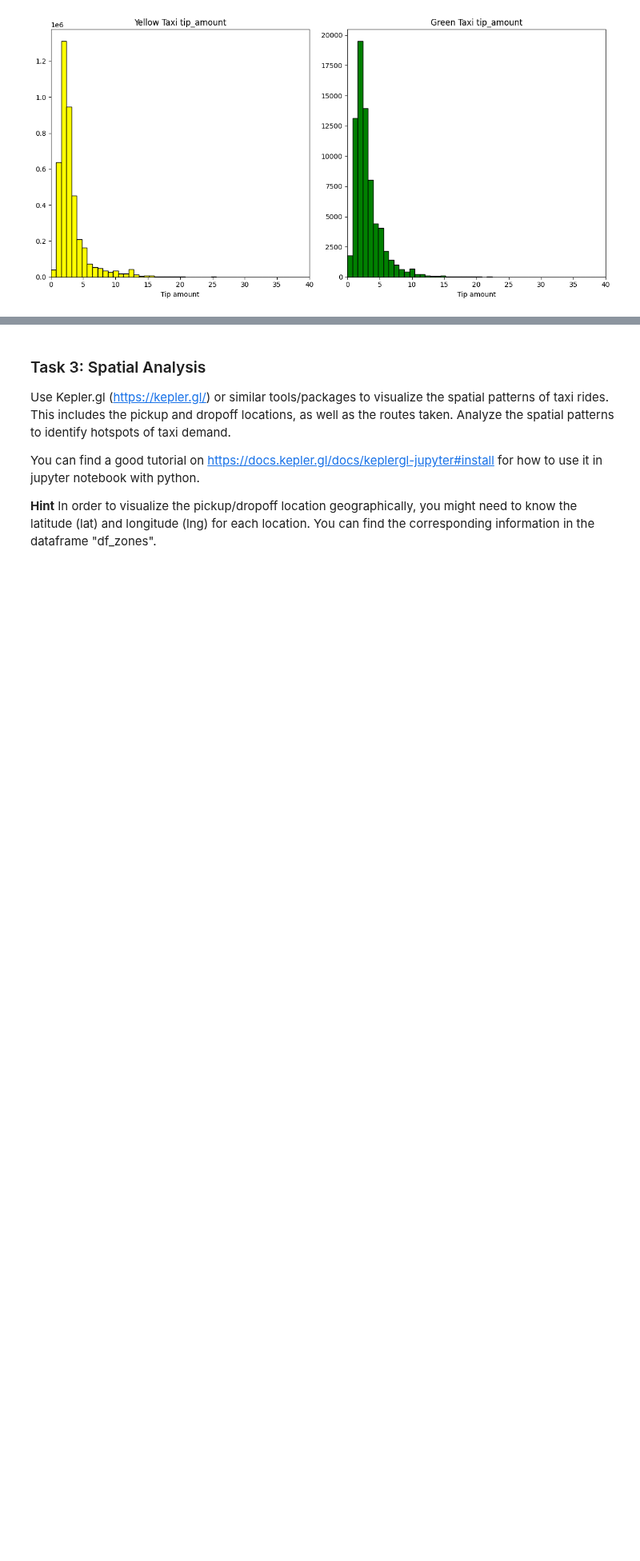
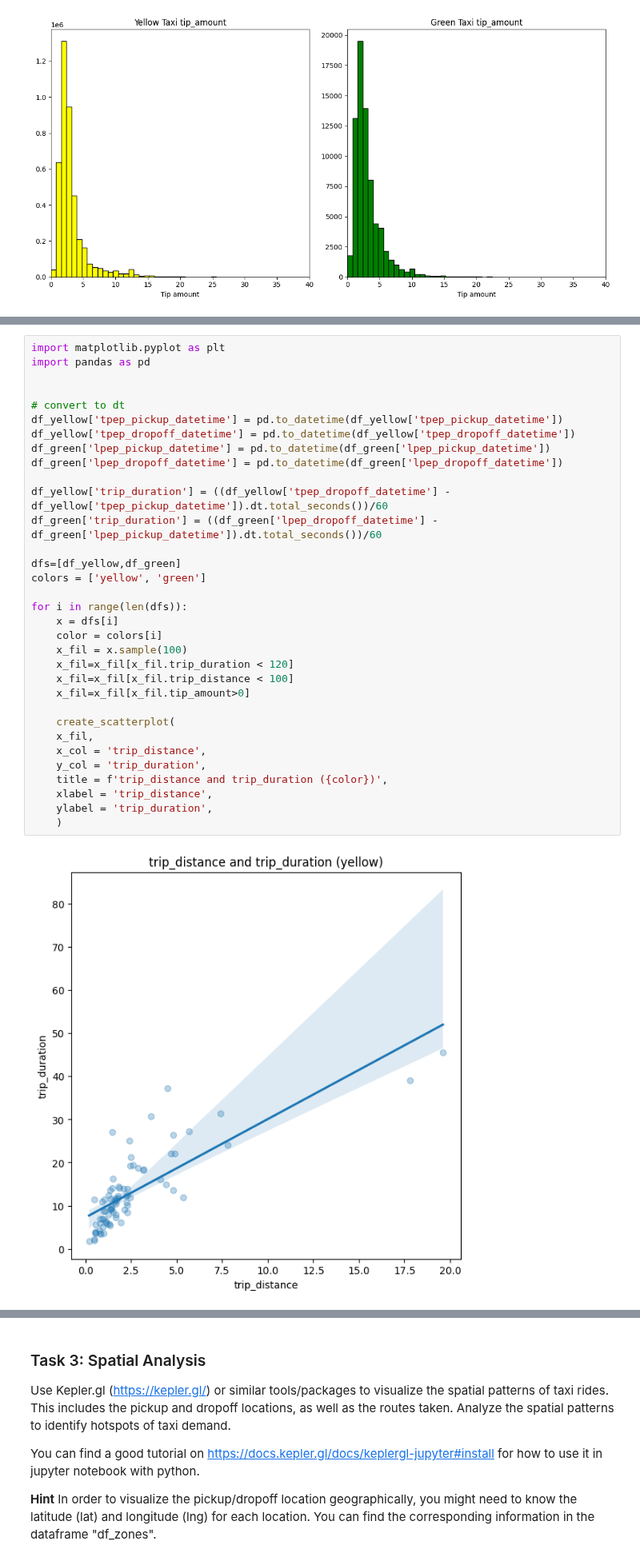
Before and after one commit to Strongside-87/Project-Delivery, a Jupyter notebook: 4_temporal_spatial_data_analysis.ipynb, the cells around one changed output, grey strips where cells are left out. Shown at 80% size. Saved outputs shown, nothing was run; the diff lists cells and outputs as text; blank space fills up the shorter version.

```diff
--- a/4_temporal_spatial_data_analysis.ipynb
+++ b/4_temporal_spatial_data_analysis.ipynb
@@ -224,0 +227,35 @@ plt.show()
+# %%
+import matplotlib.pyplot as plt
+import pandas as pd
+
+
+# convert to dt
+df_yellow['tpep_pickup_datetime'] = pd.to_datetime(df_yellow['tpep_pickup_datetime'])
+df_yellow['tpep_dropoff_datetime'] = pd.to_datetime(df_yellow['tpep_dropoff_datetime'])
+df_green['lpep_pickup_datetime'] = pd.to_datetime(df_green['lpep_pickup_datetime'])
+df_green['lpep_dropoff_datetime'] = pd.to_datetime(df_green['lpep_dropoff_datetime'])
+
+df_yellow['trip_duration'] = ((df_yellow['tpep_dropoff_datetime'] - df_yellow['tpep_pickup_datetime']).dt.total_seconds())/60
+df_green['trip_duration'] = ((df_green['lpep_dropoff_datetime'] - df_green['lpep_pickup_datetime']).dt.total_seconds())/60
+
+dfs=[df_yellow,df_green]
+colors = ['yellow', 'green']
+
+for i in range(len(dfs)):
+    x = dfs[i]
+    color = colors[i]
+    x_fil = x.sample(100)
+    x_fil=x_fil[x_fil.trip_duration < 120]
+    x_fil=x_fil[x_fil.trip_distance < 100]
+    x_fil=x_fil[x_fil.tip_amount>0]
+
+    create_scatterplot(
+    x_fil,
+    x_col = 'trip_distance',
+    y_col = 'trip_duration',
+    title = f'trip_distance and trip_duration ({color})',
+    xlabel = 'trip_distance',
+    ylabel = 'trip_duration',
+    )
+# %% [output]
+[figure, added]
```
Also changed, not shown: parts of 3 cells of this notebook.
